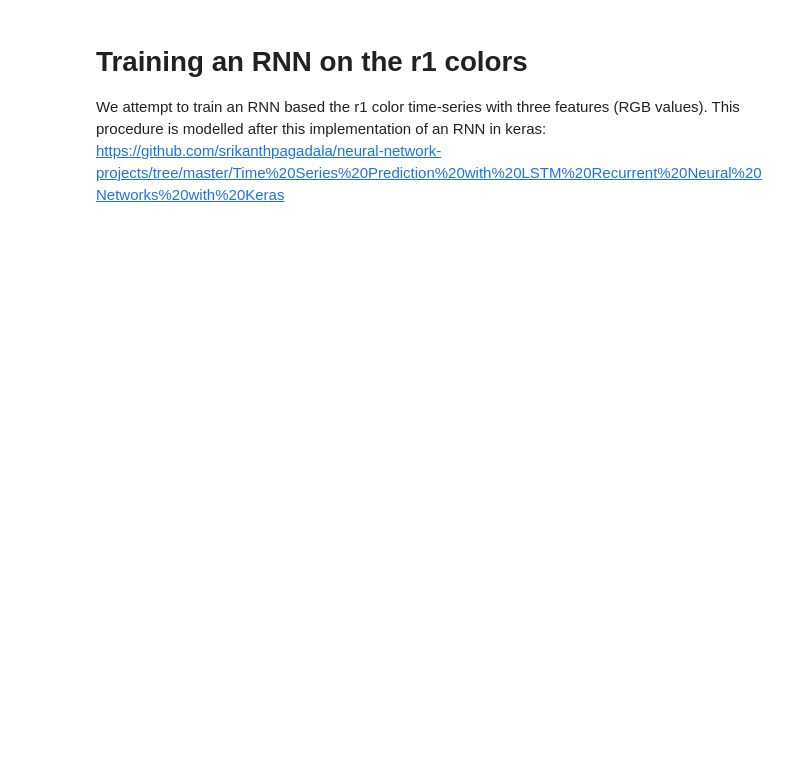
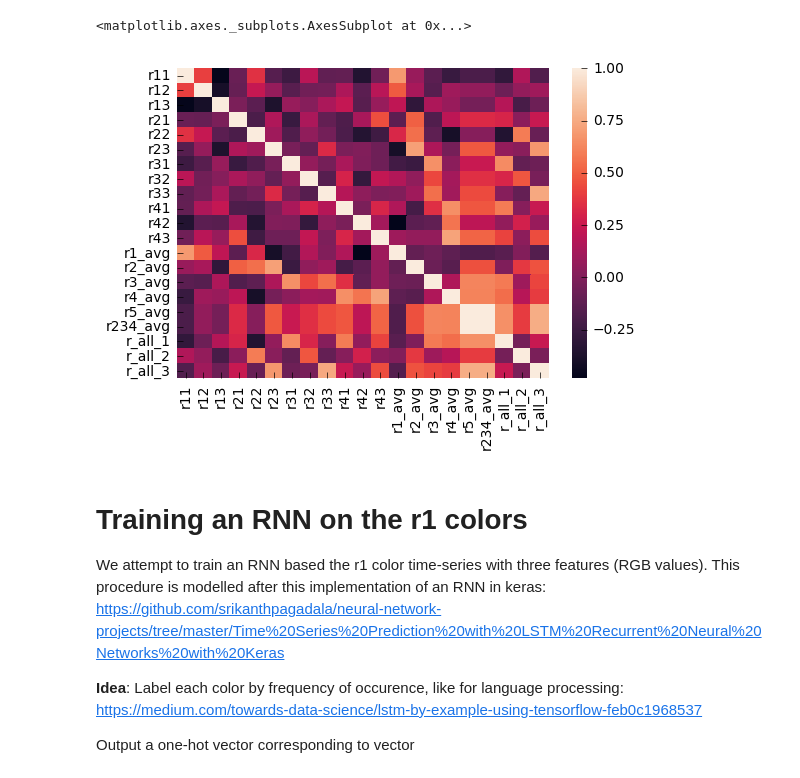
Before and after one commit to slowjazz/ML-Projects, a Jupyter notebook: Neural Net projects/Ticket colors EDA.ipynb, the cells around one changed output. Saved outputs shown, nothing was run; the diff lists cells and outputs as text; code cells hidden in the pictures; blank space fills up the shorter version.

```diff
--- a/Neural Net projects/Ticket colors EDA.ipynb
+++ b/Neural Net projects/Ticket colors EDA.ipynb
@@ -26,6 +47,17 @@ plt.scatter(data['Day'],data['r1_avg'])
+# %%
+corr_df = data.corr(method='pearson')
+sns.heatmap(corr_df)
+# %% [output]
+<matplotlib.axes._subplots.AxesSubplot at 0x...>
+[figure, added]
 # %% [markdown]
 # Training an RNN on the r1 colors
 We attempt to train an RNN based the r1 color time-series with three features (RGB values). This procedure is modelled after this implementation of an RNN in keras: https://github.com/srikanthpagadala/neural-network-projects/tree/master/Time%20Series%20Prediction%20with%20LSTM%20Recurrent%20Neural%20Networks%20with%20Keras
+
+**Idea**: Label each color by frequency of occurence, like for language processing:
+https://medium.com/towards-data-science/lstm-by-example-using-tensorflow-feb0c1968537
+
+Output a one-hot vector corresponding to vector
 # %%
 # For now, use all data for training
 
```
Also changed, not shown: parts of 8 cells of this notebook, 2 other files.
